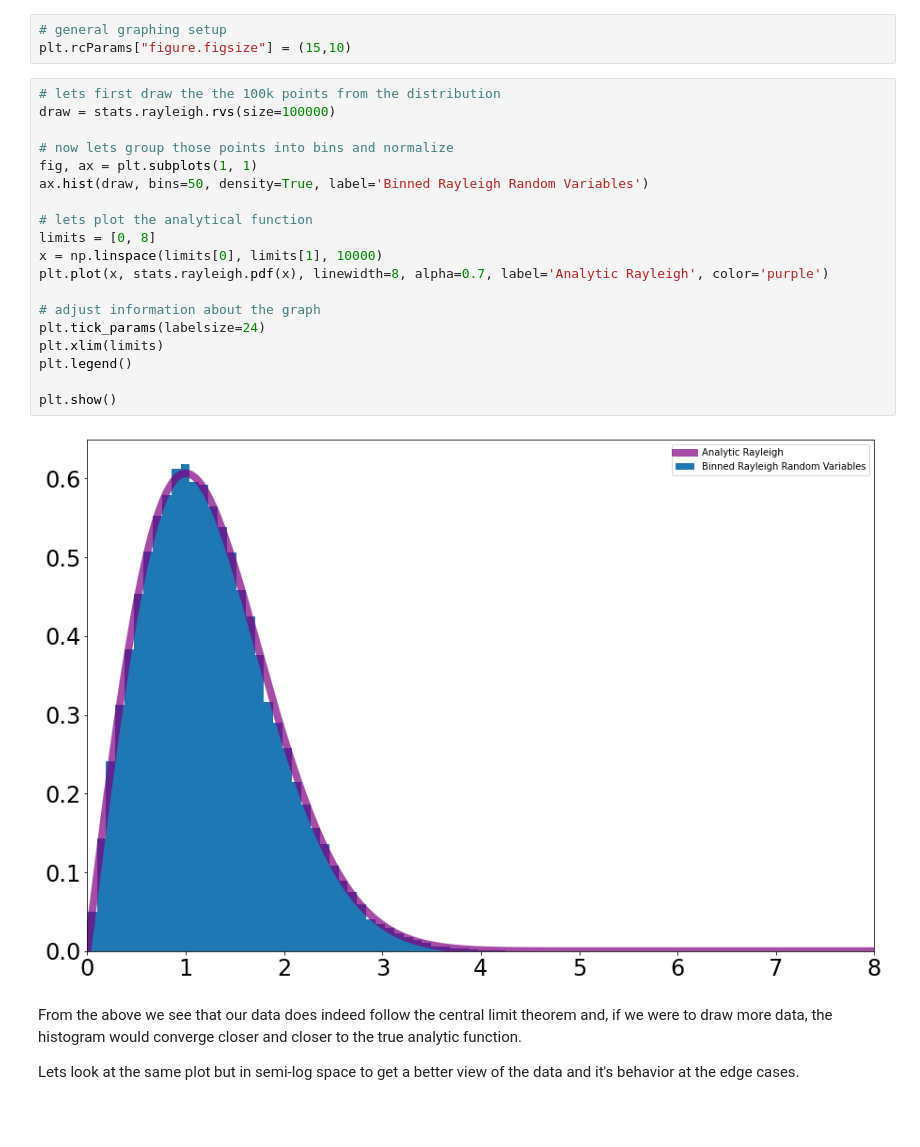
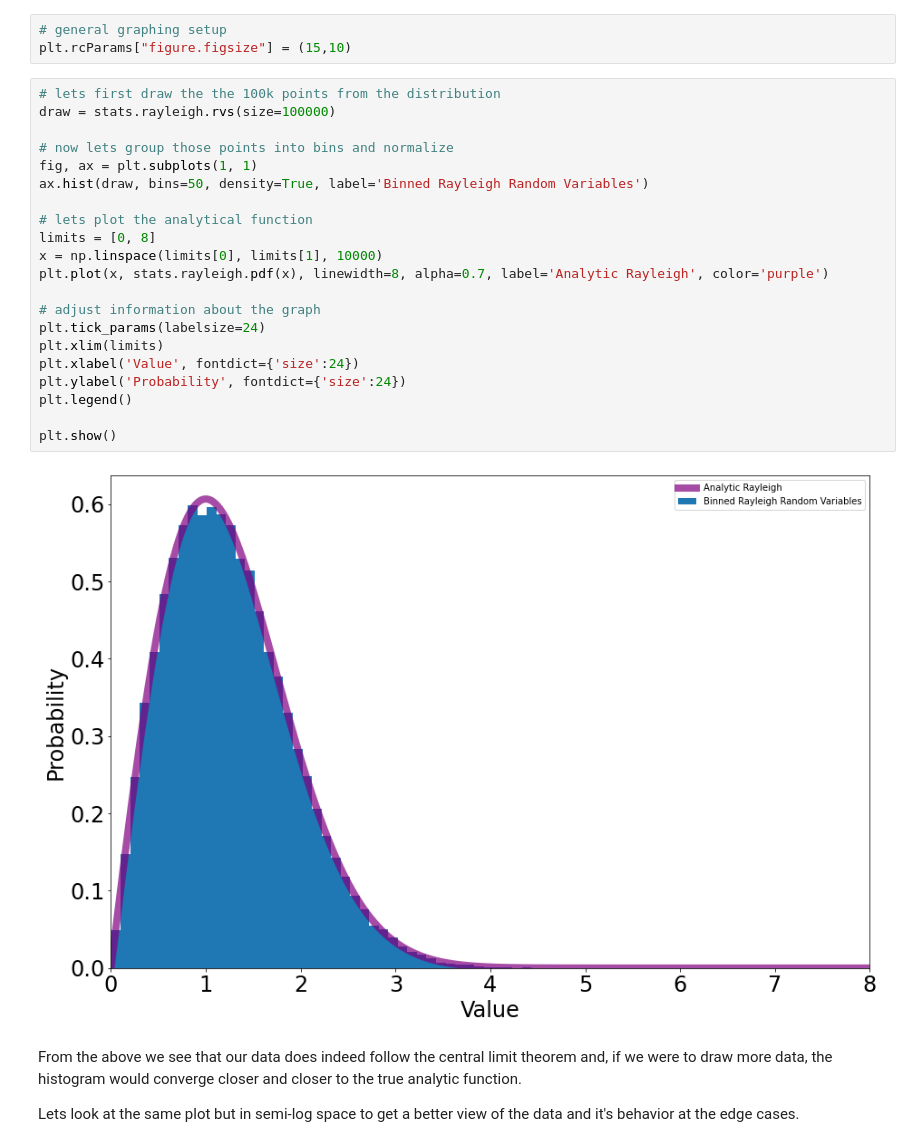
Before and after one commit to williamdolsen/phys434-21au, a Jupyter notebook: labs/lab1/lab1.ipynb, the cells around one changed output. Saved outputs shown, nothing was run; the diff lists cells and outputs as text; blank space fills up the shorter version.

```diff
--- a/labs/lab1/lab1.ipynb
+++ b/labs/lab1/lab1.ipynb
@@ -77,24 +77,26 @@ plt.rcParams["figure.figsize"] = (15,10)
 # %%
 # lets first draw the the 100k points from the distribution
 draw = stats.rayleigh.rvs(size=100000)
 
 # now lets group those points into bins and normalize
 fig, ax = plt.subplots(1, 1)
 ax.hist(draw, bins=50, density=True, label='Binned Rayleigh Random Variables')
 
 # lets plot the analytical function
 limits = [0, 8]
 x = np.linspace(limits[0], limits[1], 10000)
 plt.plot(x, stats.rayleigh.pdf(x), linewidth=8, alpha=0.7, label='Analytic Rayleigh', color='purple')
 
 # adjust information about the graph
 plt.tick_params(labelsize=24)
 plt.xlim(limits)
+plt.xlabel('Value', fontdict={'size':24})
+plt.ylabel('Probability', fontdict={'size':24})
 plt.legend()
 
 plt.show()
 # %% [output]
-[figure, old version]
+[figure, new version]
 # %% [markdown]
 From the above we see that our data does indeed follow the central limit theorem and, if we were to draw more data, the histogram would converge closer and closer to the true analytic function.
 
```
Also changed, not shown: parts of 10 cells of this notebook.
